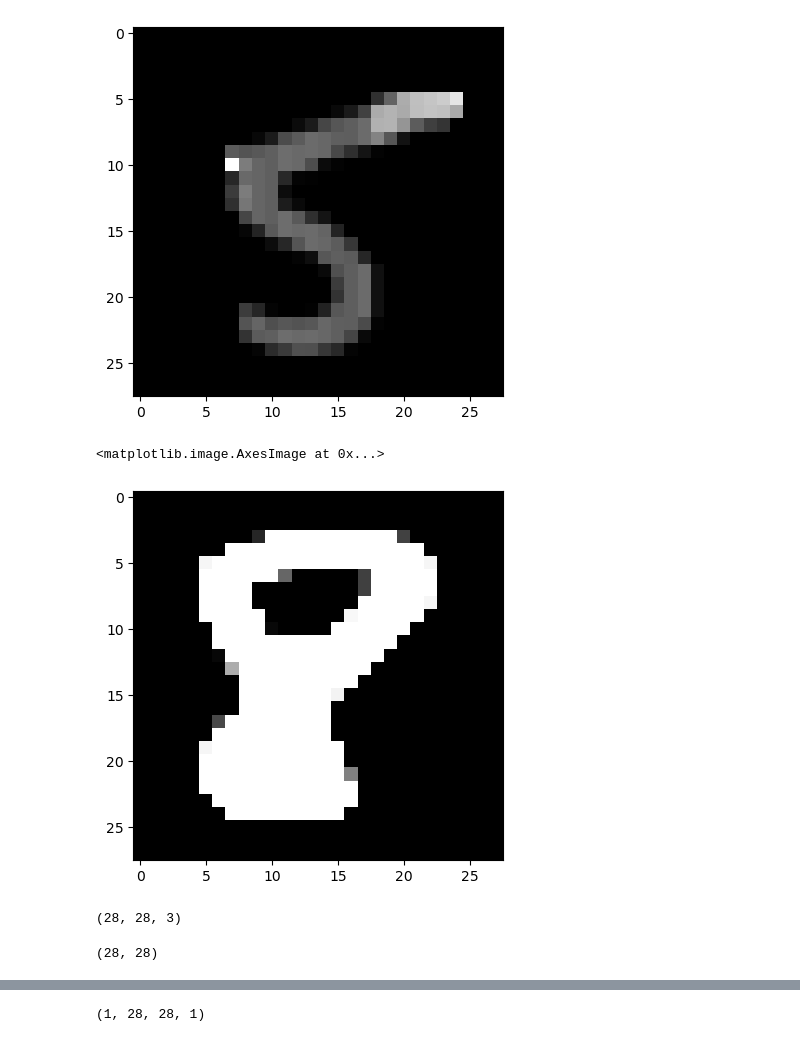
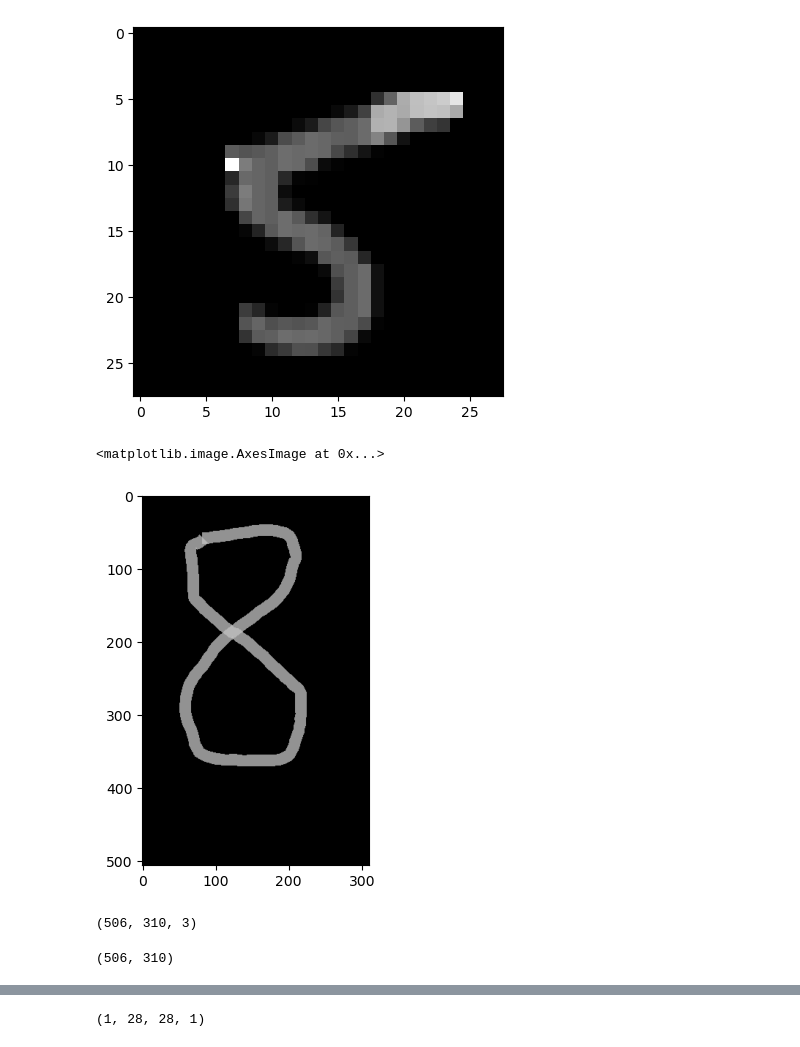
Before and after one commit to cherifissa/haindwritte_predict, a Jupyter notebook: number_predic.ipynb, the cells around one changed output, grey strips where cells are left out. Cells and saved outputs as stored; diff of their text form; code cells hidden in the pictures.

```diff
--- a/number_predic.ipynb
+++ b/number_predic.ipynb
@@ -351,15 +360,15 @@ plt.imshow(x_test[127], cmap='gray')
 <matplotlib.image.AxesImage at 0x...>
 [figure]
 # %%
-img = cv2.imread('pred_img/3.png')
+img = cv2.imread('test_8.png')
 plt.imshow(img)
 # %% [output]
 <matplotlib.image.AxesImage at 0x...>
-[figure, old version]
+[figure, new version]
 # %%
 img.shape
 # %% [output]
-(28, 28, 3)
+(506, 310, 3)
 # %%
 # Convert the image to grayscale
 gray = cv2.cvtColor(img, cv2.COLOR_BGR2GRAY)
@@ -367,7 +376,7 @@ gray = cv2.cvtColor(img, cv2.COLOR_BGR2GRAY)
 # Get the shape of the grayscale image
 gray.shape
 # %% [output]
-(28, 28)
+(506, 310)
 # %%
 # Redimensionner l'image en utilisant la fonction resize de OpenCV
 redim_img = cv2.resize(gray, (28, 28), interpolation=cv2.INTER_AREA)
```
Also changed, not shown: parts of 10 cells of this notebook, 11 other files.
